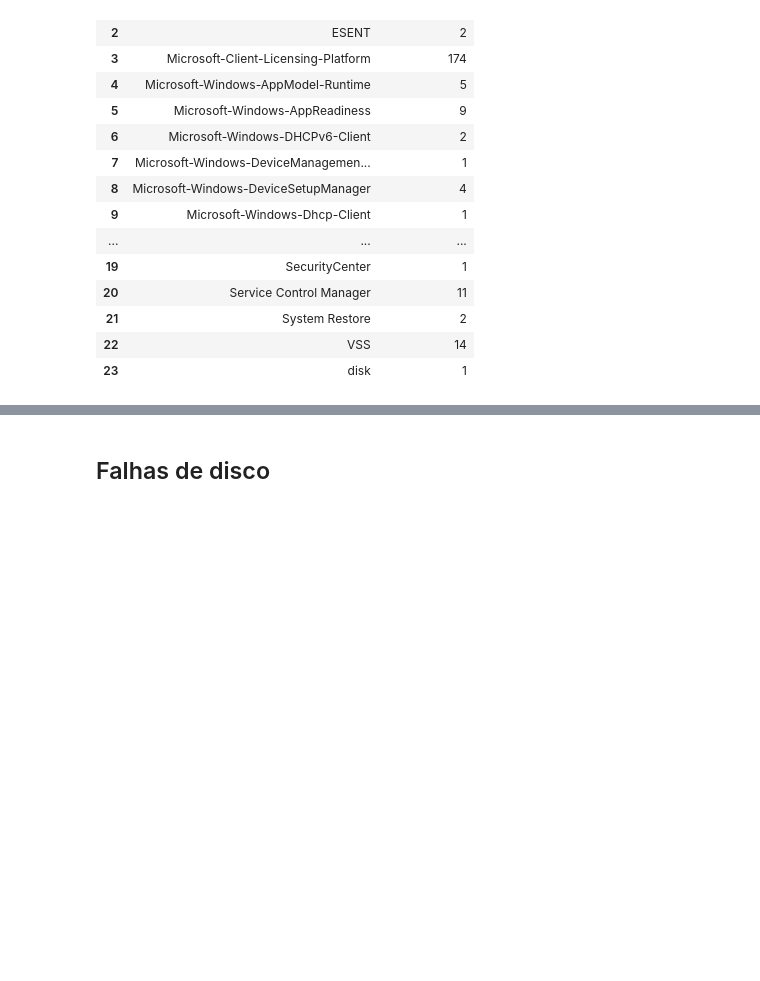
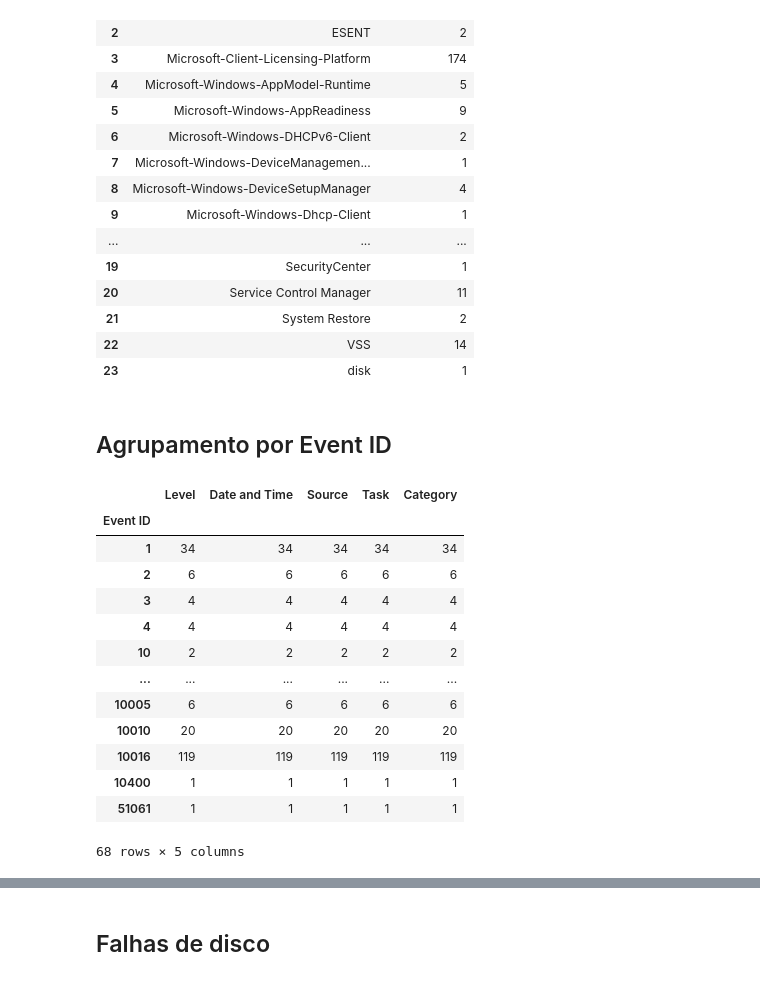
Before and after one commit to OzeasSantosn/DataScience, a Jupyter notebook: logs_win11/analise_Logs.ipynb, the cells around one changed output, grey strips where cells are left out. Saved outputs shown, nothing was run; the diff lists cells and outputs as text; code cells hidden in the pictures; blank space fills up the shorter version.

```diff
--- a/logs_win11/analise_Logs.ipynb
+++ b/logs_win11/analise_Logs.ipynb
@@ -123,3 +127,22 @@ sourc_err
 | 21 | System Restore | 2 |
 | 22 | VSS | 14 |
 | 23 | disk | 1 |
+# %% [markdown]
+## Agrupamento por Event ID
+# %%
+df_log.groupby('Event ID').count()
+# %% [output]
+|  | Level | Date and Time | Source | Task | Category |
+| Event ID |  |  |  |  |  |
+| 1 | 34 | 34 | 34 | 34 | 34 |
+| 2 | 6 | 6 | 6 | 6 | 6 |
+| 3 | 4 | 4 | 4 | 4 | 4 |
+| 4 | 4 | 4 | 4 | 4 | 4 |
+| 10 | 2 | 2 | 2 | 2 | 2 |
+| ... | ... | ... | ... | ... | ... |
+| 10005 | 6 | 6 | 6 | 6 | 6 |
+| 10010 | 20 | 20 | 20 | 20 | 20 |
+| 10016 | 119 | 119 | 119 | 119 | 119 |
+| 10400 | 1 | 1 | 1 | 1 | 1 |
+| 51061 | 1 | 1 | 1 | 1 | 1 |
+68 rows × 5 columns
```
Also changed, not shown: parts of 7 cells of this notebook.
